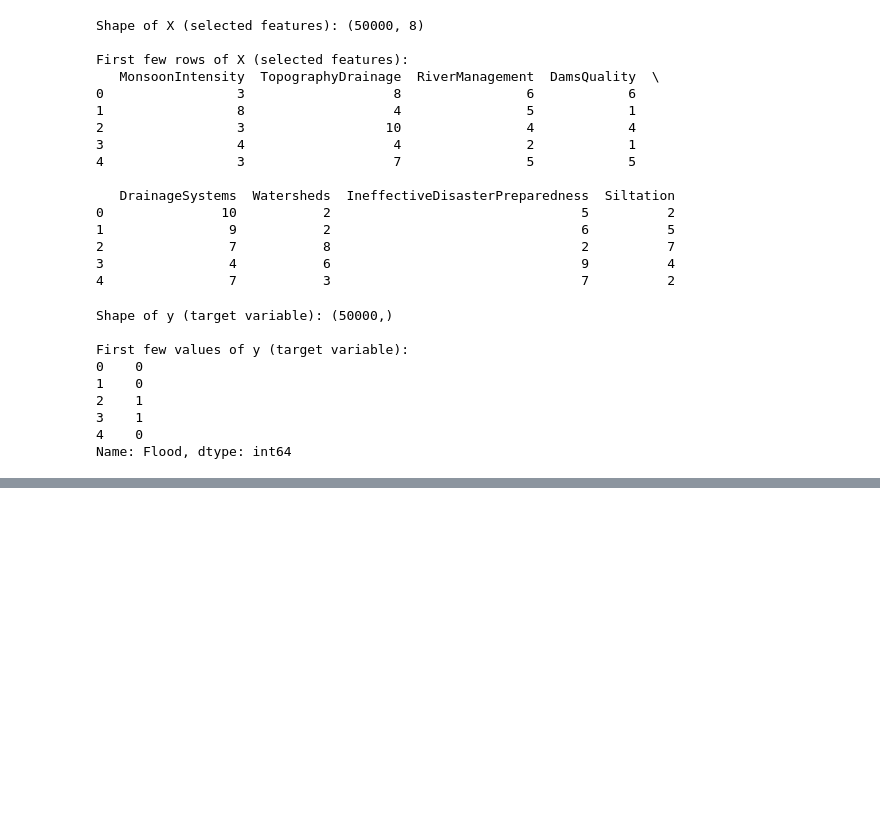
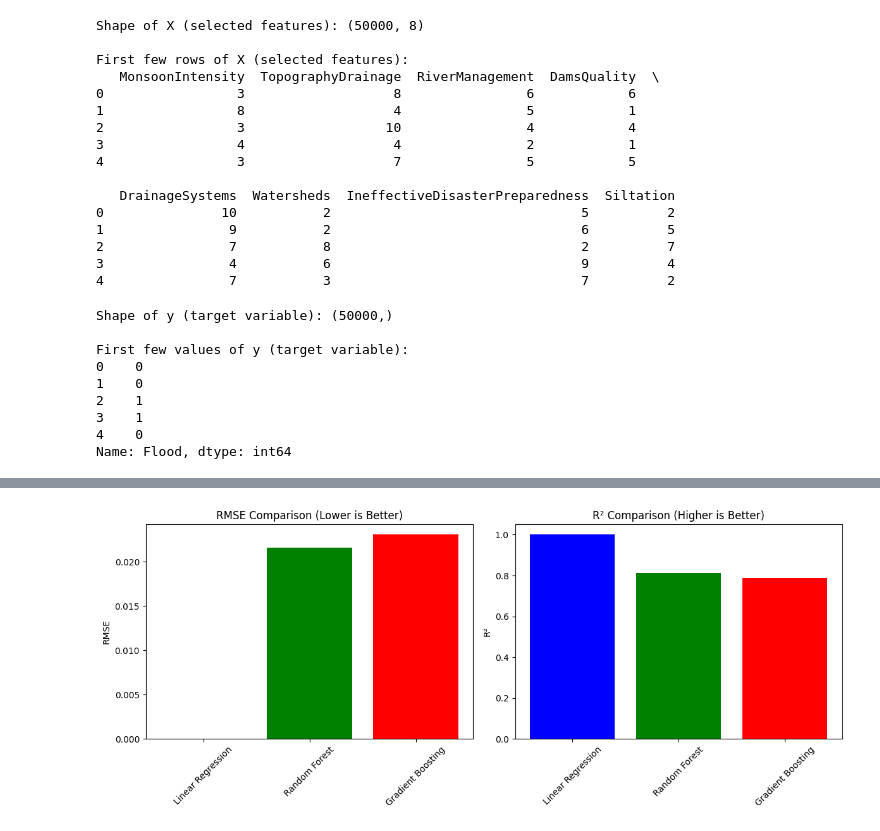
Before and after one commit to Florence-Mutuku/Flood-prediction, a Jupyter notebook: flood prediction notebook.ipynb, the cells around one changed output, grey strips where cells are left out. Cells and saved outputs as stored; diff of their text form; code cells hidden in the pictures; blank space fills up the shorter version.

```diff
--- a/flood prediction notebook.ipynb
+++ b/flood prediction notebook.ipynb
@@ -253,0 +573,20 @@ Name: Flood, dtype: int64
+# %%
+# Evaluate models
+def evaluate_model(y_true, y_pred, model_name):
+    mse = mean_squared_error(y_true, y_pred)
+    rmse = np.sqrt(mse)
+    mae = mean_absolute_error(y_true, y_pred)
+    r2 = r2_score(y_true, y_pred)
+
+    print(f"\nModel: {model_name}")
+    print(f"Mean Squared Error: {mse:.4f}")
+    print(f"Root Mean Squared Error: {rmse:.4f}")
+    print(f"Mean Absolute Error: {mae:.4f}")
+    print(f"R² Score: {r2:.4f}")
+
+    return mse, rmse, mae, r2
+# %%
+# Evaluate all three models
+lr_metrics = evaluate_model(y_test, lr_pred, "Linear Regression")
+rf_metrics = evaluate_model(y_test, rf_pred, "Random Forest")
+gb_metrics = evaluate_model(y_test, gb_pred, "Gradient Boosting")
@@ -253,0 +611,23 @@ Name: Flood, dtype: int64
+# %%
+# Compare model performance
+models = ['Linear Regression', 'Random Forest', 'Gradient Boosting']
+rmse_values = [lr_metrics[1], rf_metrics[1], gb_metrics[1]]
+r2_values = [lr_metrics[3], rf_metrics[3], gb_metrics[3]]
+
+plt.figure(figsize=(12, 5))
+
+plt.subplot(1, 2, 1)
+plt.bar(models, rmse_values, color=['blue', 'green', 'red'])
+plt.title('RMSE Comparison (Lower is Better)')
+plt.ylabel('RMSE')
+plt.xticks(rotation=45)
+
+plt.subplot(1, 2, 2)
+plt.bar(models, r2_values, color=['blue', 'green', 'red'])
+plt.title('R² Comparison (Higher is Better)')
+plt.ylabel('R²')
+plt.xticks(rotation=45)
+
+plt.tight_layout()
+# %% [output]
+[figure, added]
```
Also changed, not shown: parts of 17 cells of this notebook.
